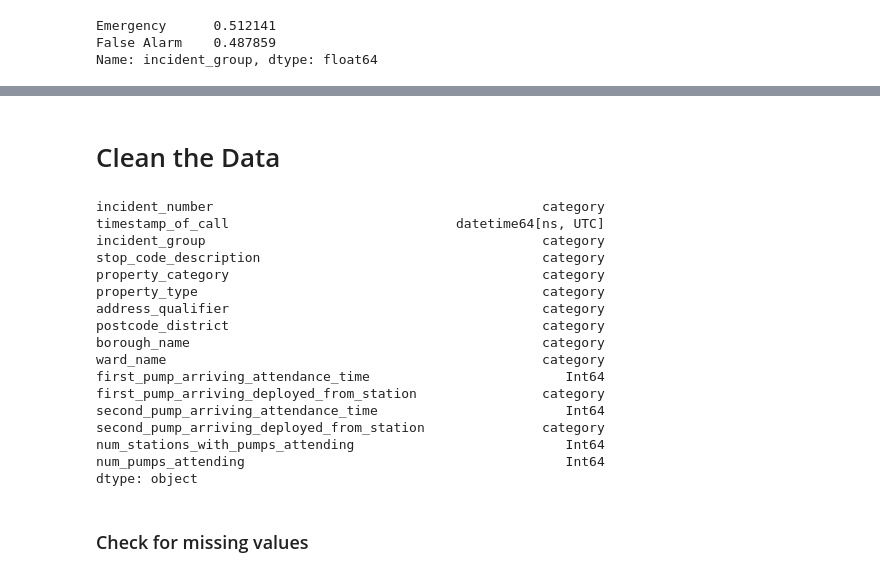
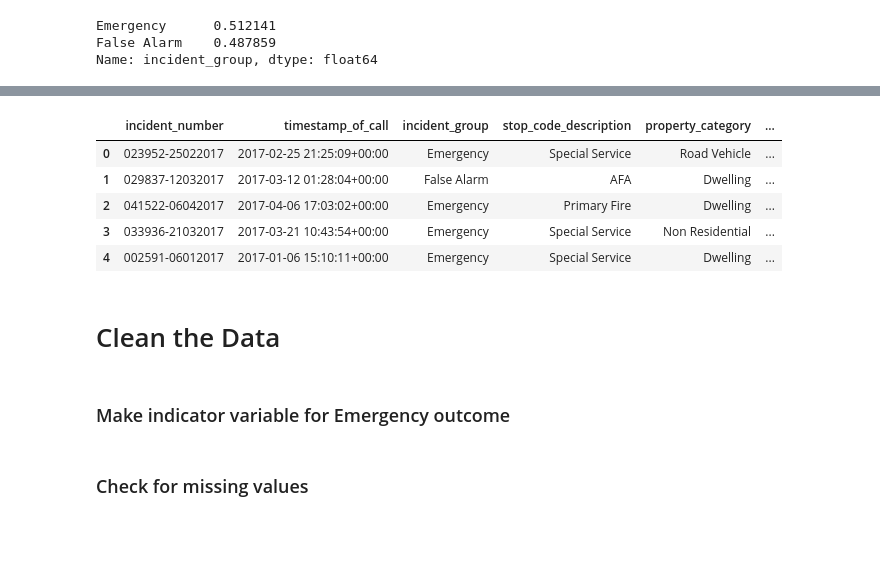
Before and after one commit to AustinYunker/London-Fire-Brigade, a Jupyter notebook: Data Cleaning.ipynb, the cells around one changed output, grey strips where cells are left out. Saved outputs shown, nothing was run; the diff lists cells and outputs as text; code cells hidden in the pictures; blank space fills up the shorter version.

```diff
--- a/Data Cleaning.ipynb
+++ b/Data Cleaning.ipynb
@@ -103,2 +128,14 @@ print(london_test.shape)
+# %%
+london_train.reset_index(drop=True, inplace = True)
+london_train.head()
+# %% [output]
+|  | incident_number | timestamp_of_call | incident_group | stop_code_description | property_category | ... |
+| 0 | 023952-25022017 | 2017-02-25 21:25:09+00:00 | Emergency | Special Service | Road Vehicle | ... |
+| 1 | 029837-12032017 | 2017-03-12 01:28:04+00:00 | False Alarm | AFA | Dwelling | ... |
+| 2 | 041522-06042017 | 2017-04-06 17:03:02+00:00 | Emergency | Primary Fire | Dwelling | ... |
+| 3 | 033936-21032017 | 2017-03-21 10:43:54+00:00 | Emergency | Special Service | Non Residential | ... |
+| 4 | 002591-06012017 | 2017-01-06 15:10:11+00:00 | Emergency | Special Service | Dwelling | ... |
 # %% [markdown]
 # Clean the Data
+# %% [markdown]
+### Make indicator variable for Emergency outcome
@@ -105,26 +145,6 @@ print(london_test.shape)
 # %%
 #Change the objects variables to categorical
 london_train.loc[:, london_train.dtypes == "object"] = london_train.select_dtypes(["object"]).apply(lambda x: x.astype("category"))
-# %%
-london_train.dtypes
-# %% [output]
-incident_number                                          category
-timestamp_of_call                             datetime64[ns, UTC]
-incident_group                                           category
-stop_code_description                                    category
-property_category                                        category
-property_type                                            category
-address_qualifier                                        category
-postcode_district                                        category
-borough_name                                             category
-ward_name                                                category
-first_pump_arriving_attendance_time                         Int64
-first_pump_arriving_deployed_from_station                category
-second_pump_arriving_attendance_time                        Int64
-second_pump_arriving_deployed_from_station               category
-num_stations_with_pumps_attending                           Int64
-num_pumps_attending                                         Int64
-dtype: object
 # %% [markdown]
 ### Check for missing values
 # %%
```
Also changed, not shown: parts of 19 cells of this notebook.
